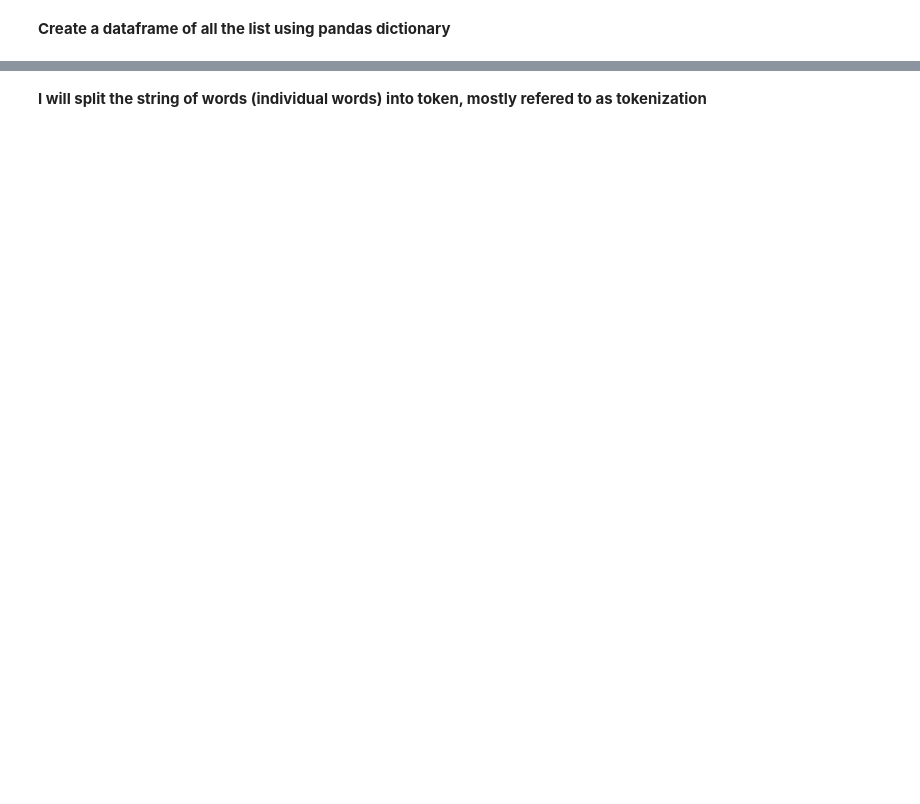
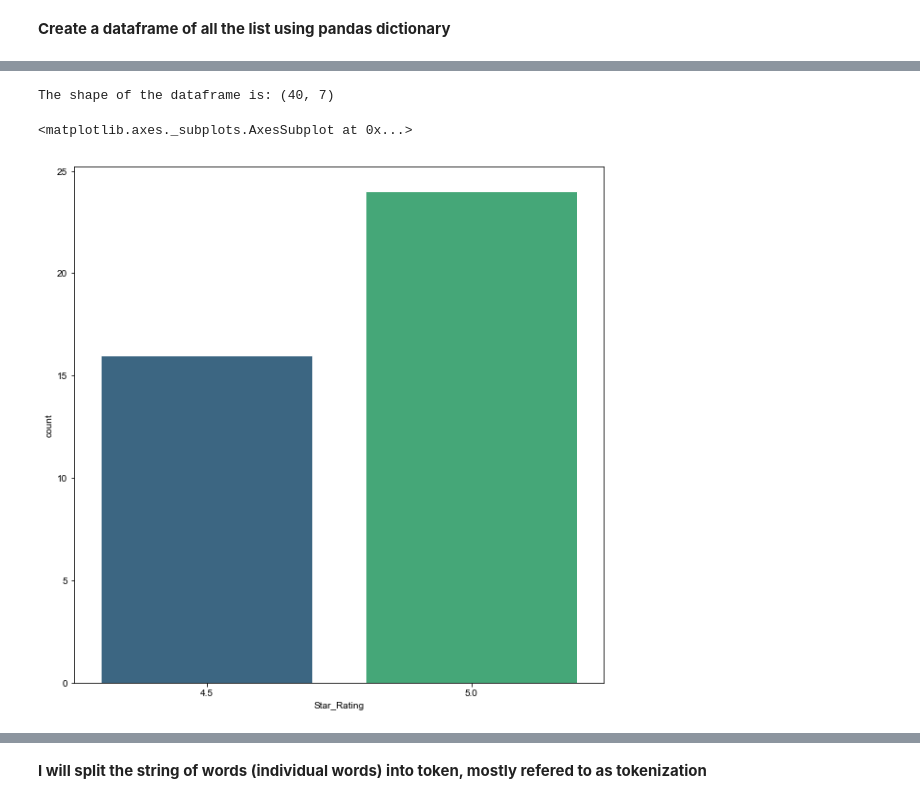
Before and after one commit to fasareakuffo/Uderstanding-User-Experience-Using-Dental-Reviews, a Jupyter notebook: Understanding User Sentiments Using Dental Reviews from Yelp.ipynb, the cells around one changed output, grey strips where cells are left out. Drawn from its saved outputs; the diff is of its cells as text; code cells hidden in the pictures; blank space fills up the shorter version.

```diff
--- a/Understanding User Sentiments Using Dental Reviews from Yelp.ipynb
+++ b/Understanding User Sentiments Using Dental Reviews from Yelp.ipynb
@@ -460,0 +766,12 @@ Dentist
+# %%
+print('The shape of the dataframe is:', Dentist.shape)
+# %% [output]
+The shape of the dataframe is: (40, 7)
+# %%
+#Explore Star_Rating Column
+fig,ax = plt.subplots(figsize=(10, 10))
+sns.set_style('whitegrid')
+sns.countplot(Dentist['Star_Rating'], palette = 'viridis')
+# %% [output]
+<matplotlib.axes._subplots.AxesSubplot at 0x...>
+[figure, added]
```
Also changed, not shown: parts of 68 cells of this notebook, 1 other file.
